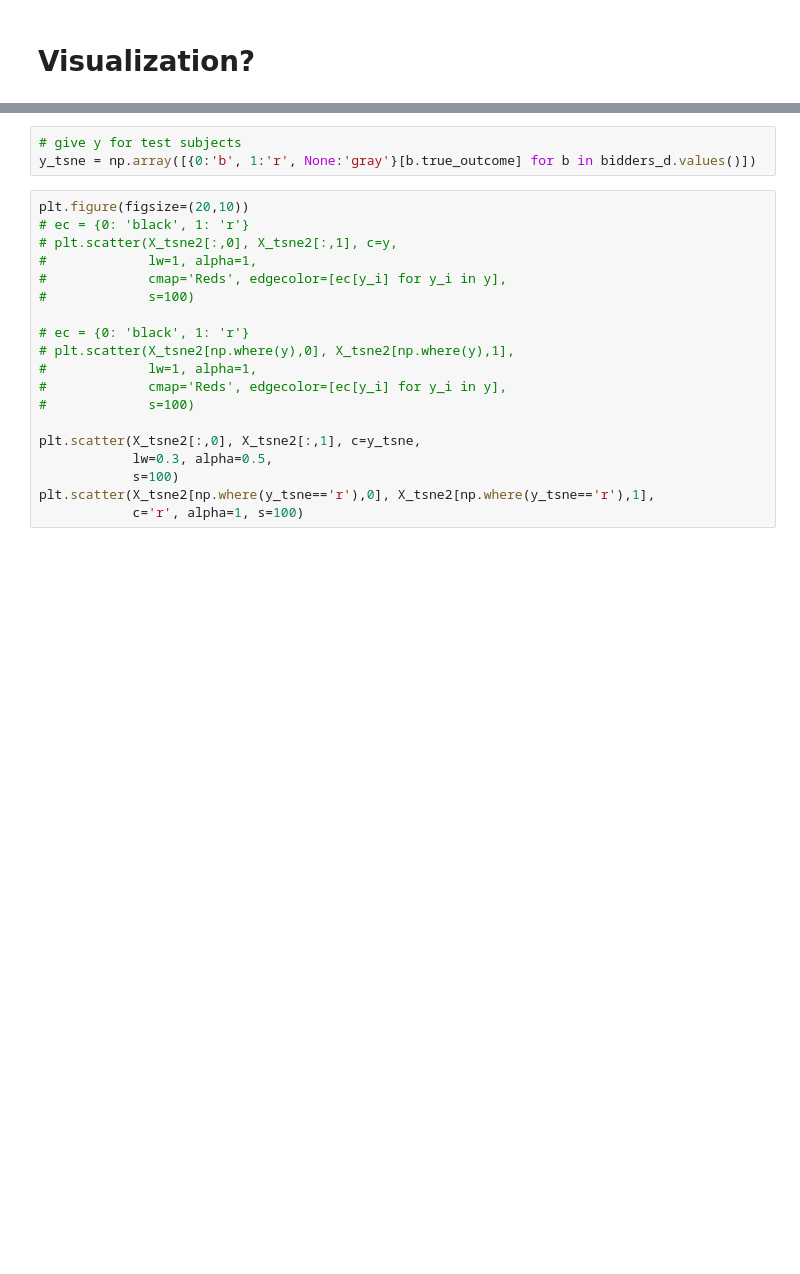
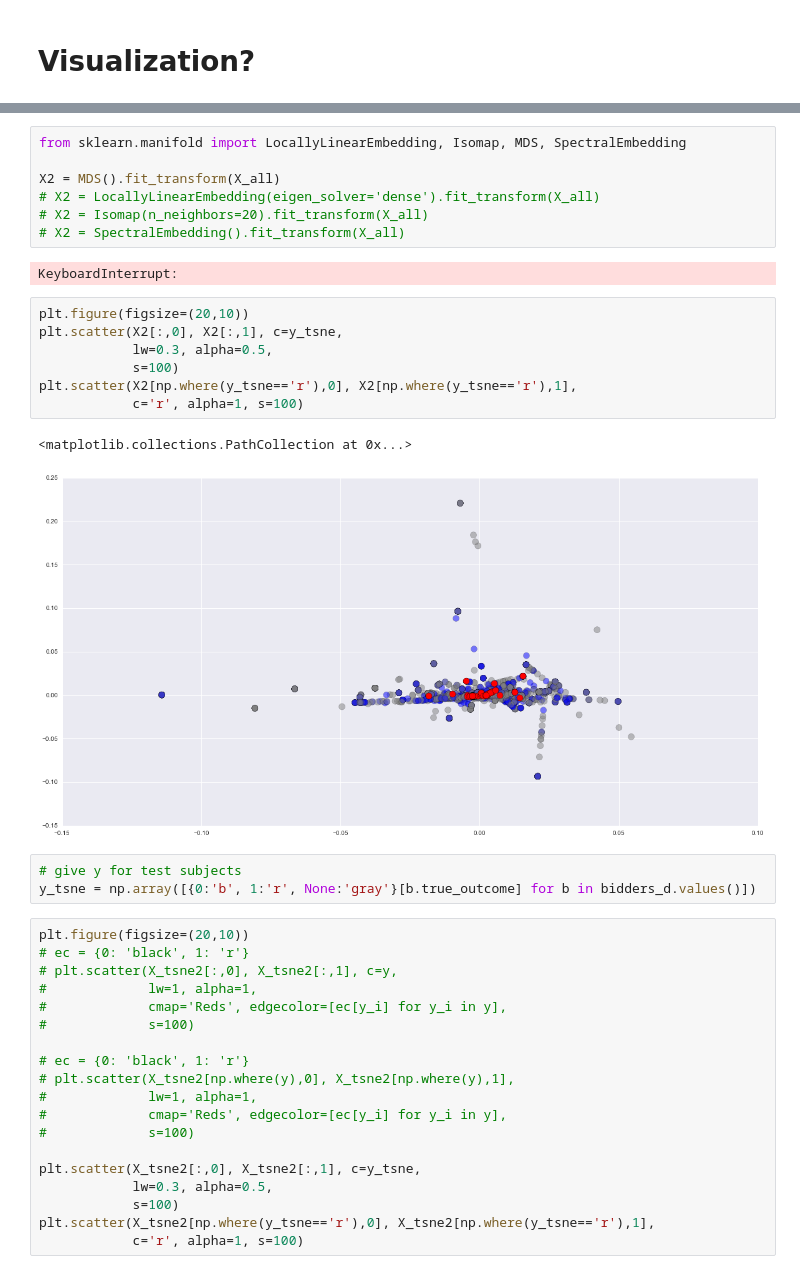
Before and after one commit to JasonTam/fb4, a Jupyter notebook: src/predict.ipynb, the cells around one changed output, grey strips where cells are left out. Saved outputs shown, nothing was run; the diff lists cells and outputs as text; blank space fills up the shorter version.

```diff
--- a/src/predict.ipynb
+++ b/src/predict.ipynb
@@ -76,3 +106,22 @@ X_tsne3 = np.array([result for result in tsne3])
+# %%
+from sklearn.manifold import LocallyLinearEmbedding, Isomap, MDS, SpectralEmbedding
+
+X2 = MDS().fit_transform(X_all)
+# X2 = LocallyLinearEmbedding(eigen_solver='dense').fit_transform(X_all)
+# X2 = Isomap(n_neighbors=20).fit_transform(X_all)
+# X2 = SpectralEmbedding().fit_transform(X_all)
+# %% [output]
+KeyboardInterrupt:
+# %%
+plt.figure(figsize=(20,10))
+plt.scatter(X2[:,0], X2[:,1], c=y_tsne,
+            lw=0.3, alpha=0.5,
+            s=100)
+plt.scatter(X2[np.where(y_tsne=='r'),0], X2[np.where(y_tsne=='r'),1],
+            c='r', alpha=1, s=100)
+# %% [output]
+<matplotlib.collections.PathCollection at 0x...>
+[figure, added]
 # %%
 # give y for test subjects
 y_tsne = np.array([{0:'b', 1:'r', None:'gray'}[b.true_outcome] for b in bidders_d.values()])
```
Also changed, not shown: parts of 26 cells of this notebook, 2 other files.
